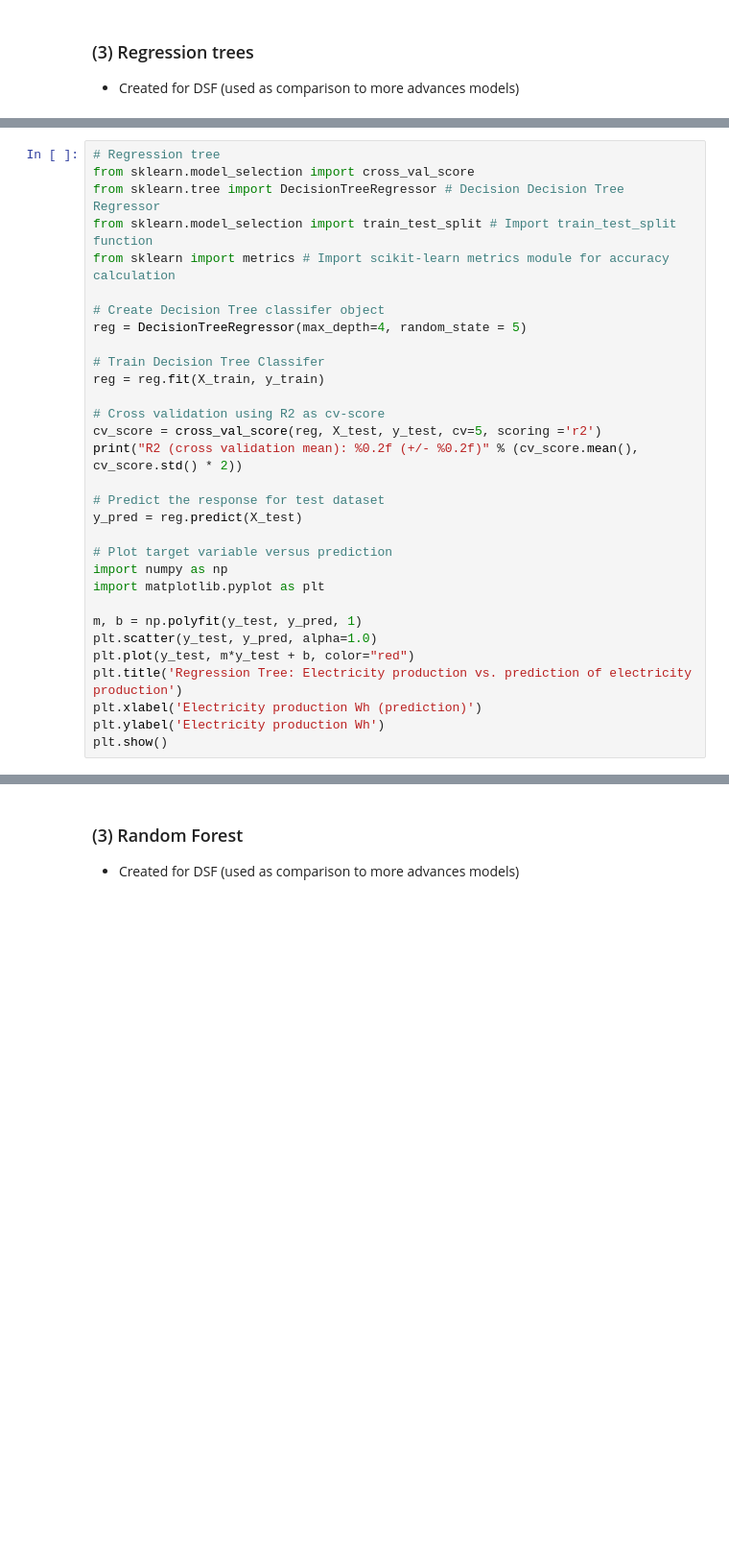
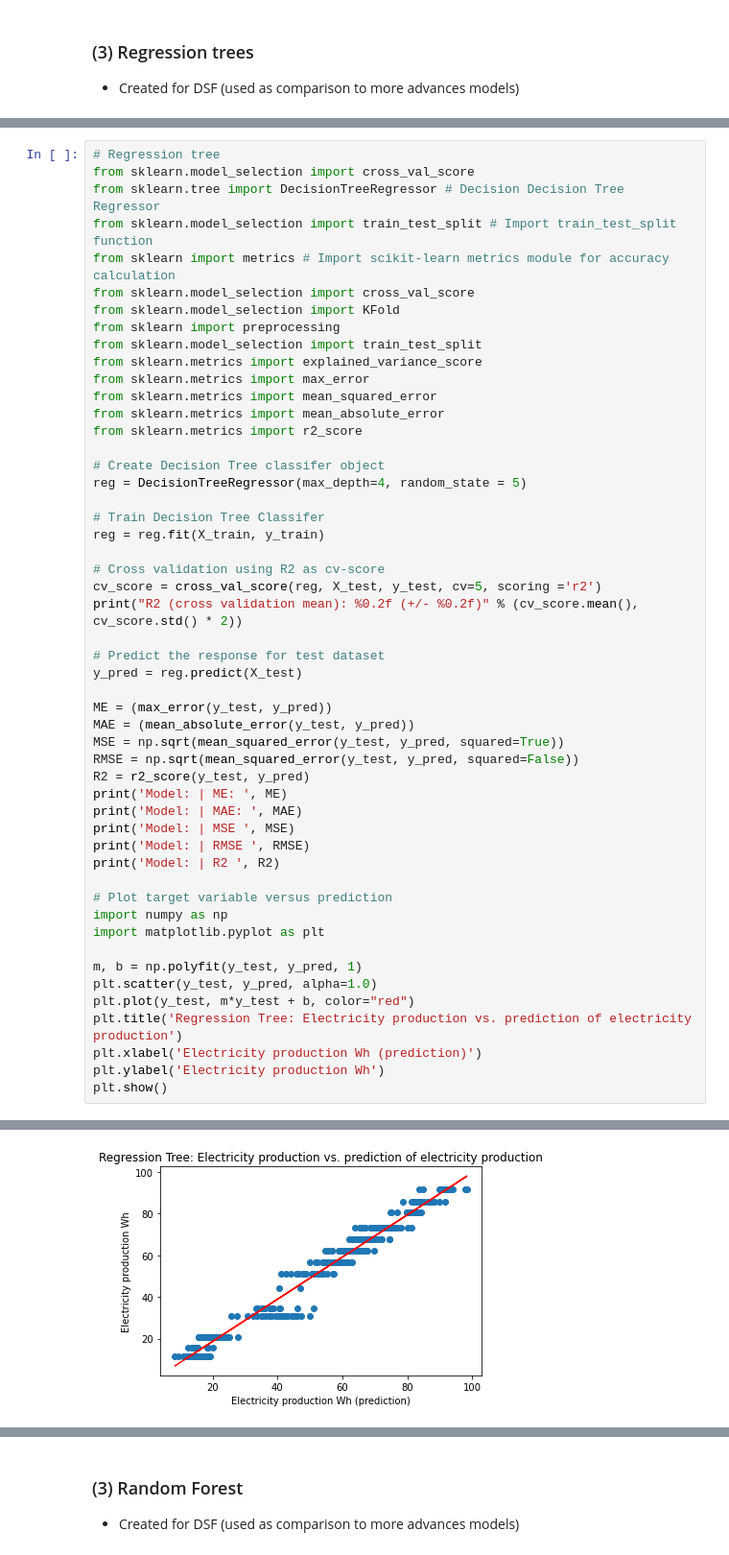
Before and after one commit to the-s-a-m/solarprediction, a Jupyter notebook: SolarAnalysis.ipynb, the cells around one changed output, grey strips where cells are left out. Shown at 96% size. Saved outputs shown, nothing was run; the diff lists cells and outputs as text; blank space fills up the shorter version.

```diff
--- a/SolarAnalysis.ipynb
+++ b/SolarAnalysis.ipynb
@@ -961,6 +1085,15 @@ from sklearn.model_selection import cross_val_score
 from sklearn.tree import DecisionTreeRegressor # Decision Decision Tree Regressor
 from sklearn.model_selection import train_test_split # Import train_test_split function
 from sklearn import metrics # Import scikit-learn metrics module for accuracy calculation
+from sklearn.model_selection import cross_val_score
+from sklearn.model_selection import KFold
+from sklearn import preprocessing
+from sklearn.model_selection import train_test_split
+from sklearn.metrics import explained_variance_score
+from sklearn.metrics import max_error
+from sklearn.metrics import mean_squared_error
+from sklearn.metrics import mean_absolute_error
+from sklearn.metrics import r2_score
 
 # Create Decision Tree classifer object
 reg = DecisionTreeRegressor(max_depth=4, random_state = 5)
@@ -975,6 +1108,17 @@ print("R2 (cross validation mean): %0.2f (+/- %0.2f)" % (cv_score.mean(), cv_sco
 # Predict the response for test dataset
 y_pred = reg.predict(X_test)
 
+ME = (max_error(y_test, y_pred))
+MAE = (mean_absolute_error(y_test, y_pred))
+MSE = np.sqrt(mean_squared_error(y_test, y_pred, squared=True))
+RMSE = np.sqrt(mean_squared_error(y_test, y_pred, squared=False))
+R2 = r2_score(y_test, y_pred)
+print('Model: | ME: ', ME)
+print('Model: | MAE: ', MAE)
+print('Model: | MSE ', MSE)
+print('Model: | RMSE ', RMSE)
+print('Model: | R2 ', R2)
+
 # Plot target variable versus prediction
 import numpy as np
 import matplotlib.pyplot as plt
@@ -986,3 +1130,4 @@ plt.title('Regression Tree: Electricity production vs. prediction of electricity
 plt.xlabel('Electricity production Wh (prediction)')
 plt.ylabel('Electricity production Wh')
 plt.show()
+# %% [output]
@@ -989,3 +1140,4 @@ plt.show()
+[figure, added]
 # %%
 # Vizualizing the tree
 from sklearn.tree import export_graphviz
```
Also changed, not shown: parts of 22 cells of this notebook, 2 other files.
